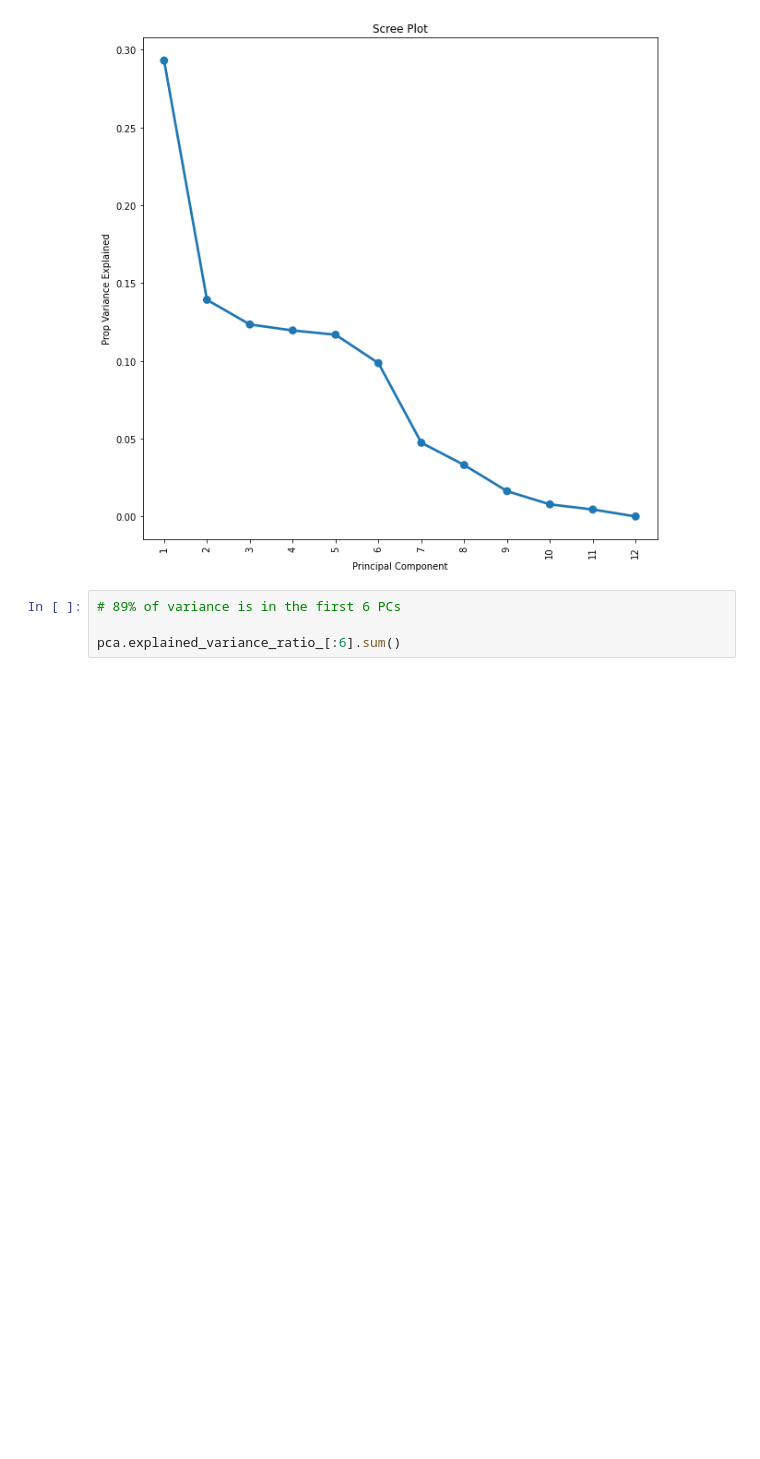
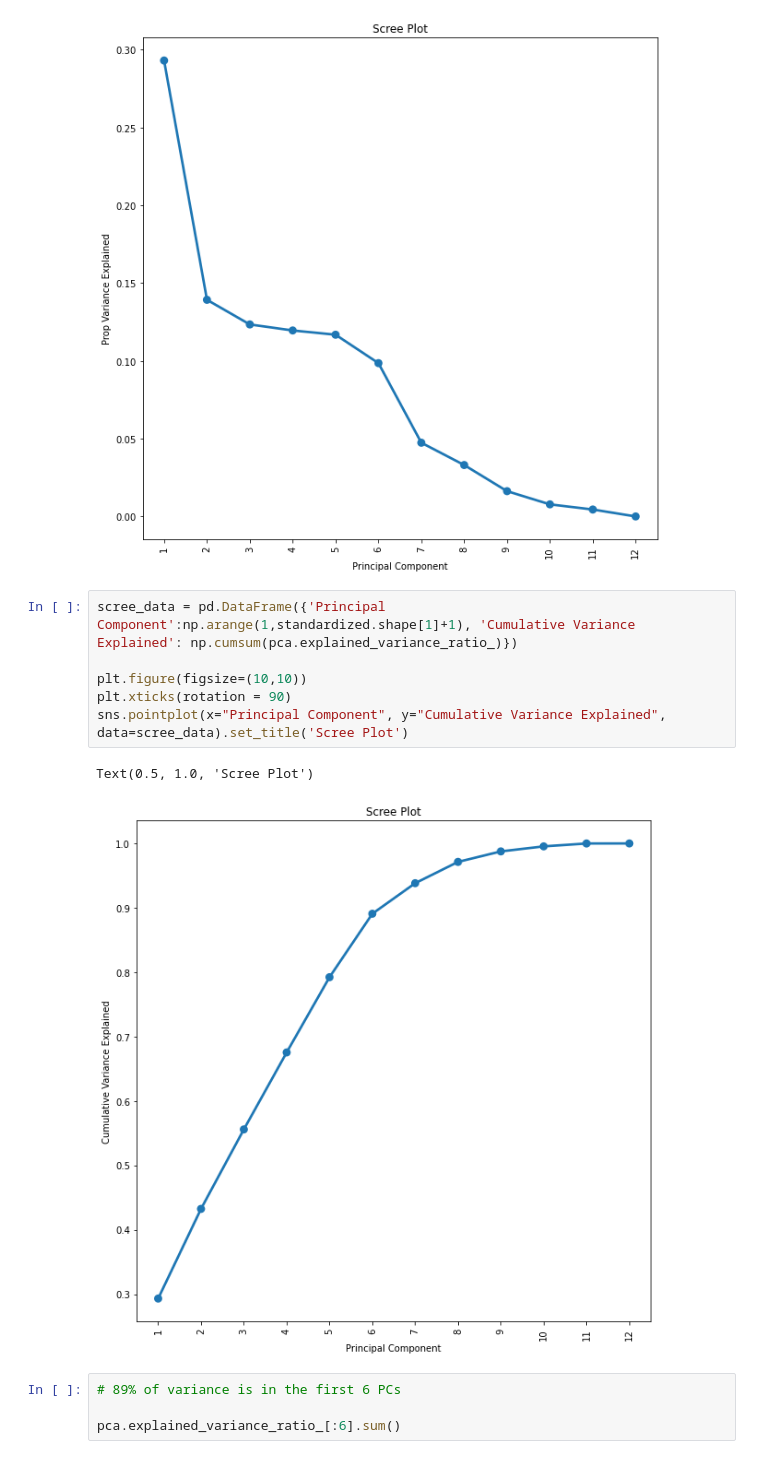
Before and after one commit to jeremylee73/ix-sendy-logistics, a Jupyter notebook: sendy-logistics-pca.ipynb, the cells around one changed output. Saved outputs shown, nothing was run; the diff lists cells and outputs as text; blank space fills up the shorter version.

```diff
--- a/sendy-logistics-pca.ipynb
+++ b/sendy-logistics-pca.ipynb
@@ -160,6 +160,15 @@ sns.pointplot(x="Principal Component", y="Prop Variance Explained", data=scree_d
 # %% [output]
 Text(0.5, 1.0, 'Scree Plot')
 [figure]
+# %%
+scree_data = pd.DataFrame({'Principal Component':np.arange(1,standardized.shape[1]+1), 'Cumulative Variance Explained': np.cumsum(pca.explained_variance_ratio_)})
+
+plt.figure(figsize=(10,10))
+plt.xticks(rotation = 90)
+sns.pointplot(x="Principal Component", y="Cumulative Variance Explained", data=scree_data).set_title('Scree Plot')
+# %% [output]
+Text(0.5, 1.0, 'Scree Plot')
+[figure, added]
 # %%
 # 89% of variance is in the first 6 PCs
 
```
Also changed, not shown: 2 other files.
